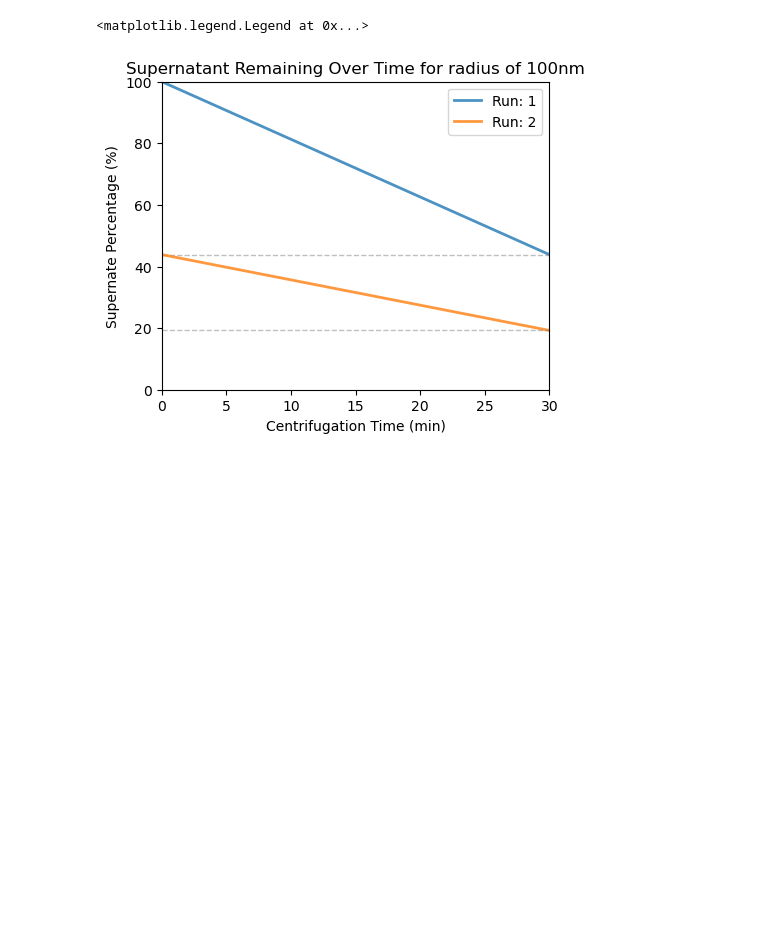
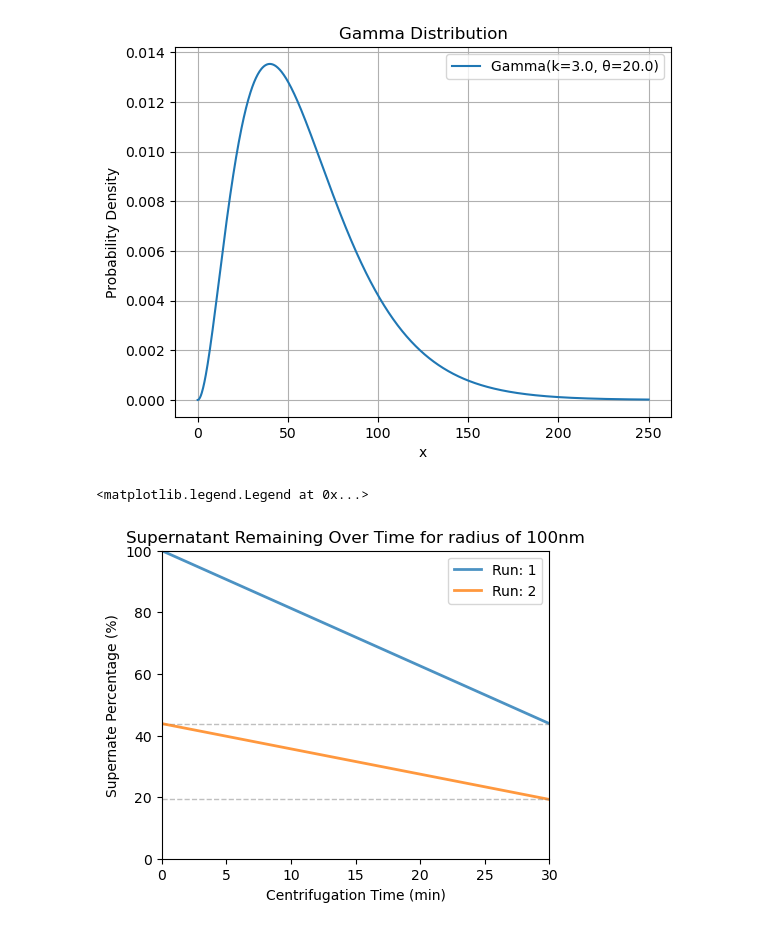
Before and after one commit to williammcmp/Nano-Particle-Playground, a Jupyter notebook: Centrifugation Model.ipynb, the cells around one changed output. Saved outputs shown, nothing was run; the diff lists cells and outputs as text; code cells hidden in the pictures; blank space fills up the shorter version.

```diff
--- a/Centrifugation Model.ipynb
+++ b/Centrifugation Model.ipynb
@@ -28,3 +53,24 @@ probability = np.ones(count)
+# %%
+# Parameters for the gamma distribution
+shape_param = 3.0  # shape parameter (k)
+scale_param = 20.0  # scale parameter (theta)
+
+# Generate x values
+x = np.linspace(0, 250, 1000)
+
+# Calculate the gamma distribution probability density function (PDF)
+y = gamma.pdf(x, shape_param, scale=scale_param)
+
+# Plot the distribution
+plt.plot(x, y, label=f'Gamma(k={shape_param}, θ={scale_param})')
+plt.title('Gamma Distribution')
+plt.xlabel('x')
+plt.ylabel('Probability Density')
+plt.legend()
+plt.grid(True)
+plt.show()
+# %% [output]
+[figure, added]
 # %%
 # How does mutiple runs look for a single size particle?
 size = 100 * 1e-9
```
Also changed, not shown: parts of 9 cells of this notebook.
